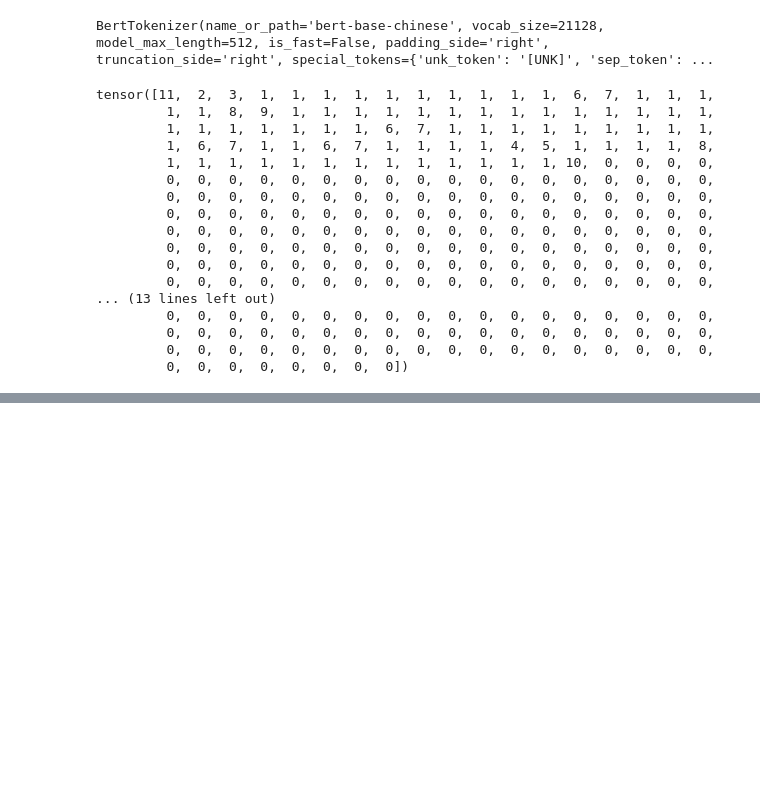
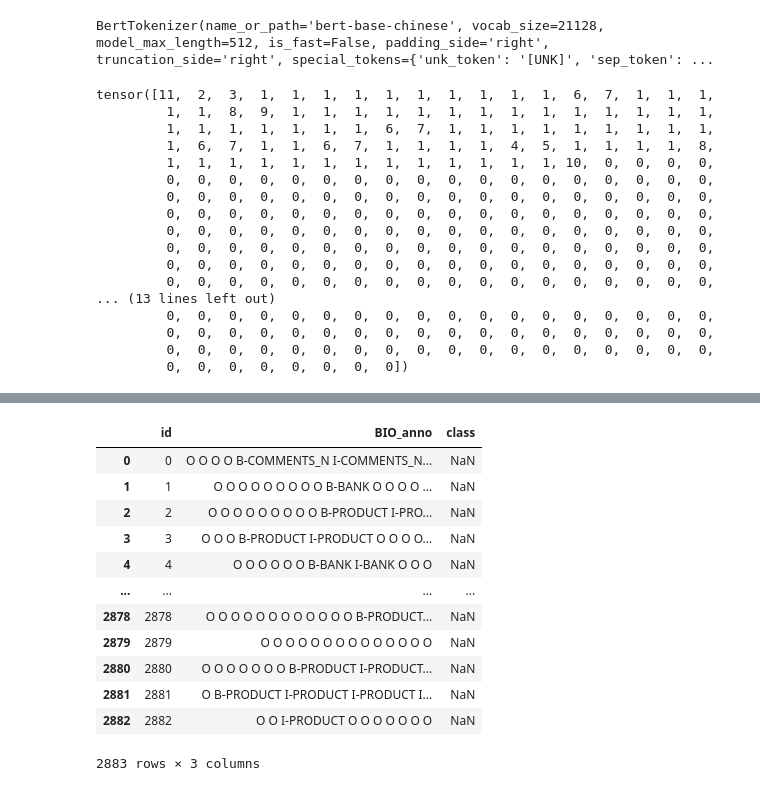
Before and after one commit to an-old-guy-in-Ecust/NLP, a Jupyter notebook: BiLSTM-CRF/Bert_bilstm_crf_baseline.ipynb, the cells around one changed output, grey strips where cells are left out. Saved outputs shown, nothing was run; the diff lists cells and outputs as text; code cells hidden in the pictures; blank space fills up the shorter version.

```diff
--- a/BiLSTM-CRF/Bert_bilstm_crf_baseline.ipynb
+++ b/BiLSTM-CRF/Bert_bilstm_crf_baseline.ipynb
@@ -160,7 +162,11 @@ train_sampler = RandomSampler(train_data)
 # 对于训练集，random sampler, shuffle
 train_dataloader = DataLoader(train_data, sampler=train_sampler, batch_size=BATCH_SIZE)
 
-test_data = TensorDataset(test_inputs, test_masks, test_labels)
+eval_data = TensorDataset(eval_inputs, eval_masks, eval_labels)
+eval_sampler = SequentialSampler(eval_data)
+eval_dataloader = DataLoader(eval_data, sampler=eval_sampler, batch_size=BATCH_SIZE)
+
+test_data = TensorDataset(test_input_tokens, test_attention_tokens)
 test_sampler = SequentialSampler(test_data)
 test_dataloader = DataLoader(test_data, sampler=test_sampler, batch_size=BATCH_SIZE)
 # %%
@@ -194,6 +200,7 @@ def update(dataloader):
 
 
 train_dataloader = update(train_dataloader)
+eval_dataloader = update(eval_dataloader)
 test_dataloader = update(test_dataloader)
 # %%
 from torchcrf import CRF
@@ -272,9 +279,9 @@ def train(train_loader, model, optimizer, scheduler):
     # start training
     for epoch in range(1, config.epoch_num + 1):
         train_epoch(train_loader, model, optimizer, scheduler, epoch)
-        val_metrics = evaluate(model,test_dataloader)
+        val_metrics = evaluate(model,eval_dataloader)
         val_f1 = val_metrics['f1']
-        print("Epoch: {}, dev loss: {}, f1 score: {}".format(epoch, val_metrics['loss'], val_f1))
+        print("Epoch: {}, f1 score: {}".format(epoch, val_f1))
         improve_f1 = val_f1 - best_val_f1
         if improve_f1 > 1e-5:
             best_val_f1 = val_f1
@@ -336,8 +349,7 @@ from torch.optim import AdamW
 model = Bert_BiLSTM_CRF(config=config)
 model.to(config.device)
 optimizer = AdamW(model.parameters(), lr=config.learning_rate)
-scheduler = get_linear_schedule_with_warmup(optimizer, num_warmup_steps=0,
-                                            num_training_steps=config.epoch_num * len(train_dataloader))
+scheduler = get_linear_schedule_with_warmup(optimizer, num_warmup_steps=0,num_training_steps=config.epoch_num * len(train_dataloader))
 
 train(train_dataloader, model, optimizer, scheduler)
 # %% [output]
@@ -349,0 +365,23 @@ evaluate(model,test_dataloader)
+# %%
+result = pd.DataFrame(columns=['id', 'BIO_anno', 'class'])
+result['id'] = test_dataframe['id']
+for index,data in enumerate(tqdm(test_dataloader)):
+    input_tokens, mask, label_start = data
+    batch_output,_ = predict(model, input_tokens, mask, label_start)
+    for b in range(len(batch_output)):
+      result.loc[index*BATCH_SIZE+b, 'BIO_anno'] = ' '.join(batch_output[b][:-1])
+result
+# %% [output]
+|  | id | BIO_anno | class |
+| 0 | 0 | O O O O B-COMMENTS_N I-COMMENTS_N... | NaN |
+| 1 | 1 | O O O O O O O O O B-BANK O O O O ... | NaN |
+| 2 | 2 | O O O O O O O O O B-PRODUCT I-PRO... | NaN |
+| 3 | 3 | O O O B-PRODUCT I-PRODUCT O O O O... | NaN |
+| 4 | 4 | O O O O O O B-BANK I-BANK O O O | NaN |
+| ... | ... | ... | ... |
+| 2878 | 2878 | O O O O O O O O O O O O B-PRODUCT... | NaN |
+| 2879 | 2879 | O O O O O O O O O O O O O O | NaN |
+| 2880 | 2880 | O O O O O O O B-PRODUCT I-PRODUCT... | NaN |
+| 2881 | 2881 | O B-PRODUCT I-PRODUCT I-PRODUCT I... | NaN |
+| 2882 | 2882 | O O I-PRODUCT O O O O O O O | NaN |
+2883 rows × 3 columns
```
Also changed, not shown: parts of 10 cells of this notebook.
